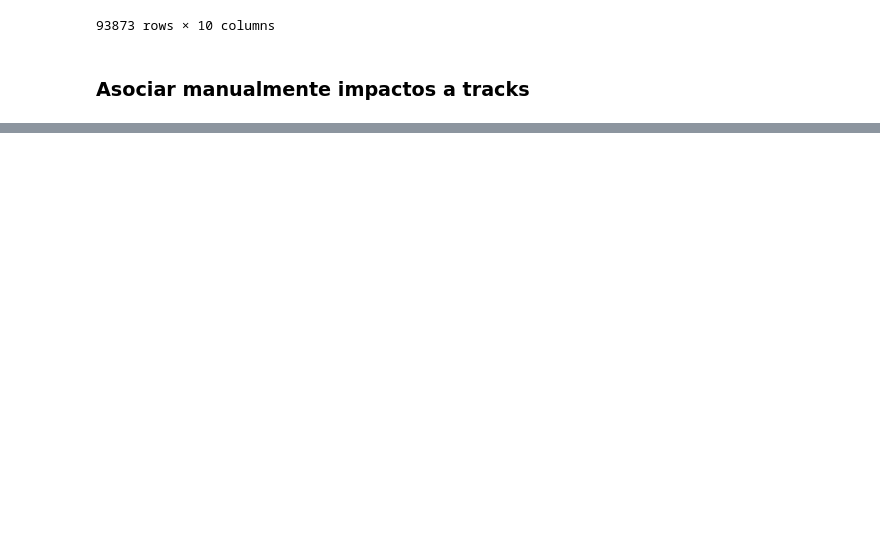
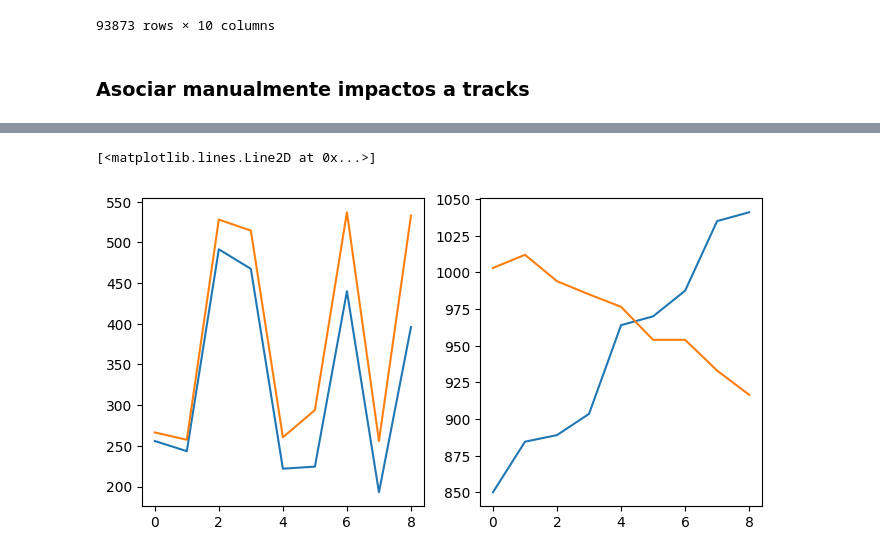
Before and after one commit to santi-acv/connie_tracking, a Jupyter notebook: leer_datos_connie.ipynb, the cells around one changed output, grey strips where cells are left out. Cells and saved outputs as stored; diff of their text form; code cells hidden in the pictures; blank space fills up the shorter version.

Commit message:
halla el primer par de tracks

```diff
--- a/leer_datos_connie.ipynb
+++ b/leer_datos_connie.ipynb
@@ -274,0 +252,20 @@ view_event(first_run, 4911, x_=x, y_=y, r_=20)
+# %%
+track1 = [
+    770, 4911, 29039, 33358,
+    #None,      # CCD corrupto
+    #...,       # CCD aislado
+    9116, 17890, 38346,
+    #..., ...,  # CCDs adjacentes pero aislados
+    13216, 24532,
+    #None       # CCD corrupto
+]
+
+track2 = [
+    897, 5081, 29150, 33443,
+    #None,      # CCD corrupto
+    #...,       # CCD aislado
+    9126, 17852, 38316,
+    #..., ...,  # CCDs adjacentes pero aislados
+    13106, 24389,
+    #None       # CCD corrupto
+]
@@ -274,0 +300,13 @@ view_event(first_run, 4911, x_=x, y_=y, r_=20)
+# %%
+# posicion de los impactos de los primeros 2 tracks
+
+f, ax = plt.subplots(1, 2, figsize=(8,4))
+
+ax[0].plot(catalog.iloc[track1]['centerX'].array)
+ax[1].plot(catalog.iloc[track1]['centerY'].array)
+
+ax[0].plot(catalog.iloc[track2]['centerX'].array)
+ax[1].plot(catalog.iloc[track2]['centerY'].array)
+# %% [output]
+[<matplotlib.lines.Line2D at 0x...>]
+[figure, added]
```
Also changed, not shown: parts of 14 cells of this notebook, 1 other file.
